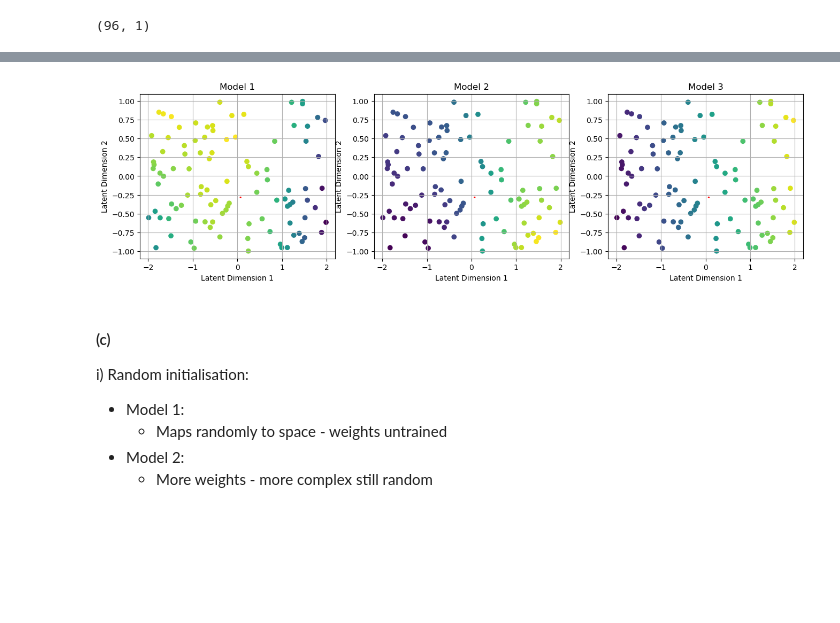
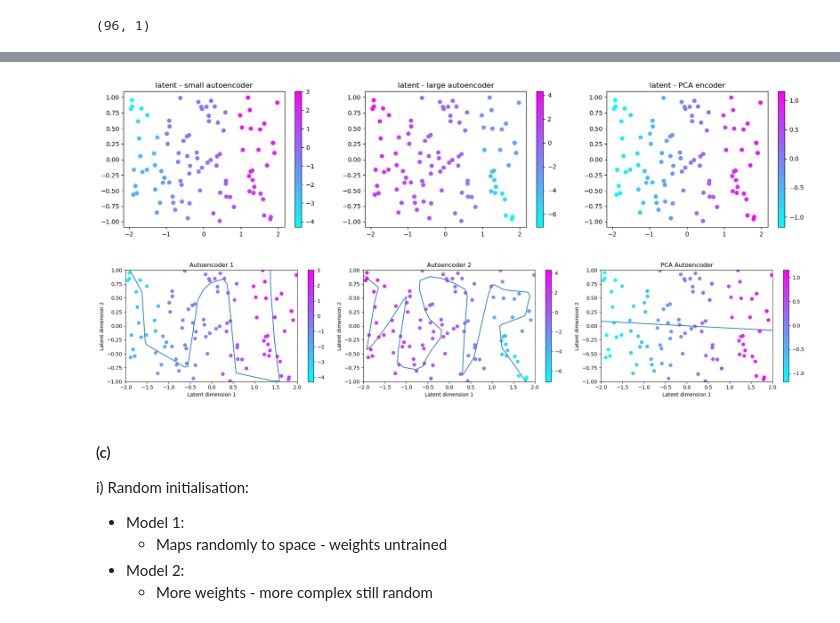
Before and after one commit to sh2099/ML_PHYS24, a Jupyter notebook: sheet06/sheet06_sh.ipynb, the cells around one changed output, grey strips where cells are left out. Drawn from its saved outputs; the diff is of its cells as text; code cells hidden in the pictures; blank space fills up the shorter version.

```diff
--- a/sheet06/sheet06_sh.ipynb
+++ b/sheet06/sheet06_sh.ipynb
@@ -209,13 +209,14 @@ c:\Users\samhe\miniconda3\envs\mlph3\lib\site-packages\lightning\pytorch\loops\f
 # %%
+model_names = ["Autoencoder 1", "Autoencoder 2", "PCA Autoencoder"]
 loss_curves = {}
 for i, model in enumerate(models):
     #trainer.fit(model, data_loader)
-    loss_curves[f"Model {i + 1}"] = model.loss_curve
+    loss_curves[model_names[i]] = model.loss_curve
 
 # Plot the loss curves
 plt.figure(figsize=(10, 6))
 for label, loss_curve in loss_curves.items():
-    plt.plot(loss_curve, label=label)
+    plt.plot(loss_curve[:800], label=label)
 plt.title("Training Loss Curves")
 plt.xlabel("Epoch")
 plt.ylabel("Loss")
@@ -261,19 +252,40 @@ plt.ylim(-1, 1)
+# %%
+plt.rcParams["figure.figsize"] = (20,4)
+plt.subplot(131)
+plt.scatter(data[:, 0], data[:, 1], c=embeddings1[:, 0].detach().numpy(), cmap='cool')
+plt.colorbar()
+plt.title('latent - small autoencoder')
+
+plt.subplot(132)
+plt.scatter(data[:, 0], data[:, 1], c=embeddings2[:, 0].detach().numpy(), cmap='cool')
+plt.colorbar()
+plt.title('latent - large autoencoder')
+
+plt.subplot(133)
+plt.scatter(data[:, 0], data[:, 1], c=embeddings3[:, 0].detach().numpy(), cmap='cool')
+plt.colorbar()
+plt.title('latent - PCA encoder')
+plt.show()
+# %% [output]
+[figure, added]
 # %%
-fig, ax = plt.subplots(1, 3, figsize=(16, 4))
+x = torch.tensor(np.linspace(-20, 20, 500)).float().reshape(-1,1)
 
+fig, ax = plt.subplots(1, 3, figsize=(20, 4))
 for i, embedding in enumerate(embeddings):
-    ax[i].scatter(data[:,0], data[:,1], c=embedding.detach().numpy(), cmap="viridis")
-    # Plot input curves
-    ax[i].plot(decoder.detach().numpy()[:, 0], decoder.detach().numpy()[:, 1], color="red", label="Decoder")
-    ax[i].set_title(f"Model {i + 1}")
-    ax[i].set_xlabel("Latent Dimension 1")
-    ax[i].set_ylabel("Latent Dimension 2")
-    ax[i].grid(True)
-    #fig.colorbar(scatter, ax=ax)
-
+    ambient = models[i].autoencoder.decoder(x)
+    ax[i].plot(ambient[:,0].detach().numpy(), ambient[:,1].detach().numpy())
+    ax[i].scatter(data[:,0], data[:,1], c=embedding[:,0].detach().numpy(), cmap='cool')
+    ax[i].set_title(model_names[i])
+    ax[i].set_xlabel("Latent dimension 1")
+    ax[i].set_ylabel("Latent dimension 2")
+    ax[i].set_xlim(-2, 2)
+    ax[i].set_ylim(-1, 1)
+    fig.colorbar(ax[i].scatter(data[:,0], data[:,1], c=embedding[:,0].detach().numpy(), cmap='cool'), ax=ax[i])
+plt.tight_layout()
 plt.show()
 # %% [output]
-[figure, old version]
+[figure, new version]
 # %% [markdown]
 #### (c)
 
```
Also changed, not shown: parts of 5 cells of this notebook.
